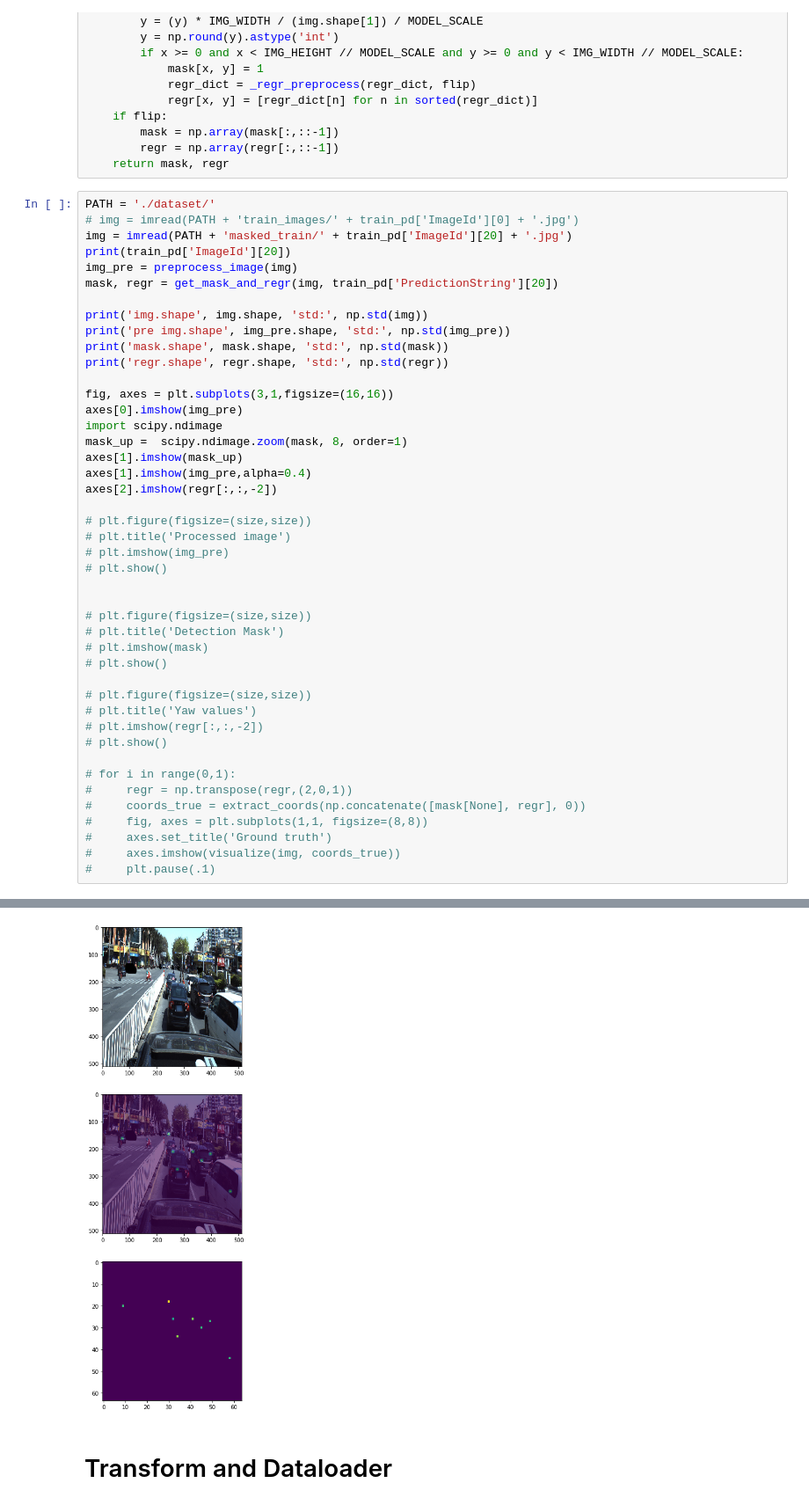
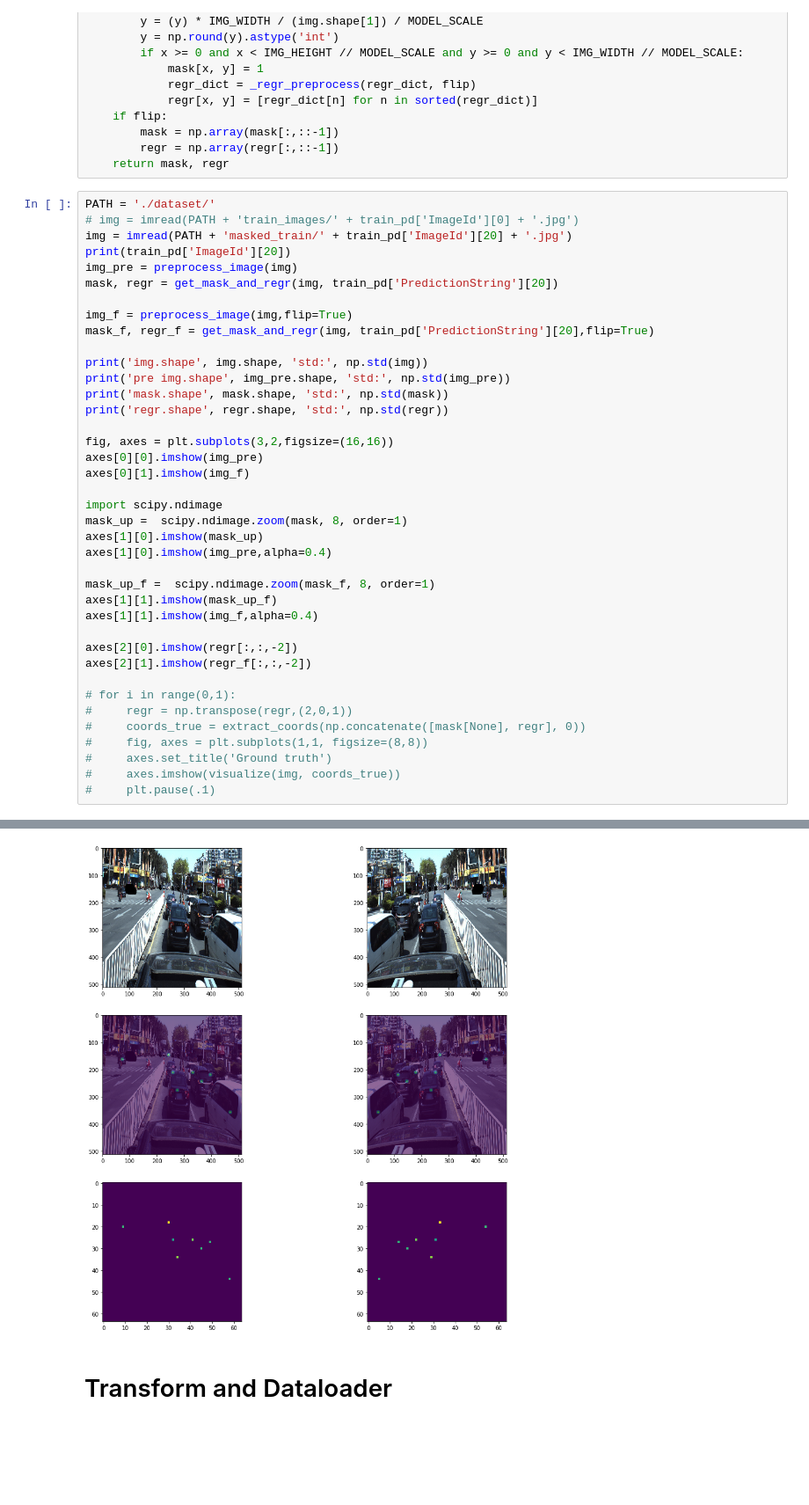
Before and after one commit to ccchang1023/ADAS_Pose_Estimation, a Jupyter notebook: PoseEstimate_eff.ipynb, the cells around one changed output, grey strips where cells are left out. Shown at 88% size. Drawn from its saved outputs; the diff is of its cells as text; blank space fills up the shorter version.

```diff
--- a/PoseEstimate_eff.ipynb
+++ b/PoseEstimate_eff.ipynb
@@ -297,53 +296,48 @@ PATH = './dataset/'
 # img = imread(PATH + 'train_images/' + train_pd['ImageId'][0] + '.jpg')
 img = imread(PATH + 'masked_train/' + train_pd['ImageId'][20] + '.jpg')
 print(train_pd['ImageId'][20])
 img_pre = preprocess_image(img)
 mask, regr = get_mask_and_regr(img, train_pd['PredictionString'][20])
 
+img_f = preprocess_image(img,flip=True)
+mask_f, regr_f = get_mask_and_regr(img, train_pd['PredictionString'][20],flip=True)
+
 print('img.shape', img.shape, 'std:', np.std(img))
 print('pre img.shape', img_pre.shape, 'std:', np.std(img_pre))
 print('mask.shape', mask.shape, 'std:', np.std(mask))
 print('regr.shape', regr.shape, 'std:', np.std(regr))
 
-fig, axes = plt.subplots(3,1,figsize=(16,16))
-axes[0].imshow(img_pre)
+fig, axes = plt.subplots(3,2,figsize=(16,16))
+axes[0][0].imshow(img_pre)
+axes[0][1].imshow(img_f)
+
 import scipy.ndimage
 mask_up =  scipy.ndimage.zoom(mask, 8, order=1)
-axes[1].imshow(mask_up)
-axes[1].imshow(img_pre,alpha=0.4)
-axes[2].imshow(regr[:,:,-2])
+axes[1][0].imshow(mask_up)
+axes[1][0].imshow(img_pre,alpha=0.4)
 
-# plt.figure(figsize=(size,size))
-# plt.title('Processed image')
-# plt.imshow(img_pre)
-# plt.show()
+mask_up_f =  scipy.ndimage.zoom(mask_f, 8, order=1)
+axes[1][1].imshow(mask_up_f)
+axes[1][1].imshow(img_f,alpha=0.4)
 
-
-# plt.figure(figsize=(size,size))
-# plt.title('Detection Mask')
-# plt.imshow(mask)
-# plt.show()
-
-# plt.figure(figsize=(size,size))
-# plt.title('Yaw values')
-# plt.imshow(regr[:,:,-2])
-# plt.show()
+axes[2][0].imshow(regr[:,:,-2])
+axes[2][1].imshow(regr_f[:,:,-2])
 
 # for i in range(0,1):
 #     regr = np.transpose(regr,(2,0,1))
 #     coords_true = extract_coords(np.concatenate([mask[None], regr], 0))
 #     fig, axes = plt.subplots(1,1, figsize=(8,8))
 #     axes.set_title('Ground truth')
 #     axes.imshow(visualize(img, coords_true))
 #     plt.pause(.1)
 # %% [output]
 ID_99379b1d0
 img.shape (2710, 3384, 3) std: 80.72341014628158
 pre img.shape (512, 512, 3) std: 0.2905697
 mask.shape (64, 64) std: 0.044150993
 regr.shape (64, 64, 7) std: 0.018229084
 <matplotlib.image.AxesImage at 0x...>
-[figure, old version]
+[figure, new version]
 # %% [markdown]
 # Transform and Dataloader
 # %%
```
Also changed, not shown: parts of 10 cells of this notebook, 3 other files.
